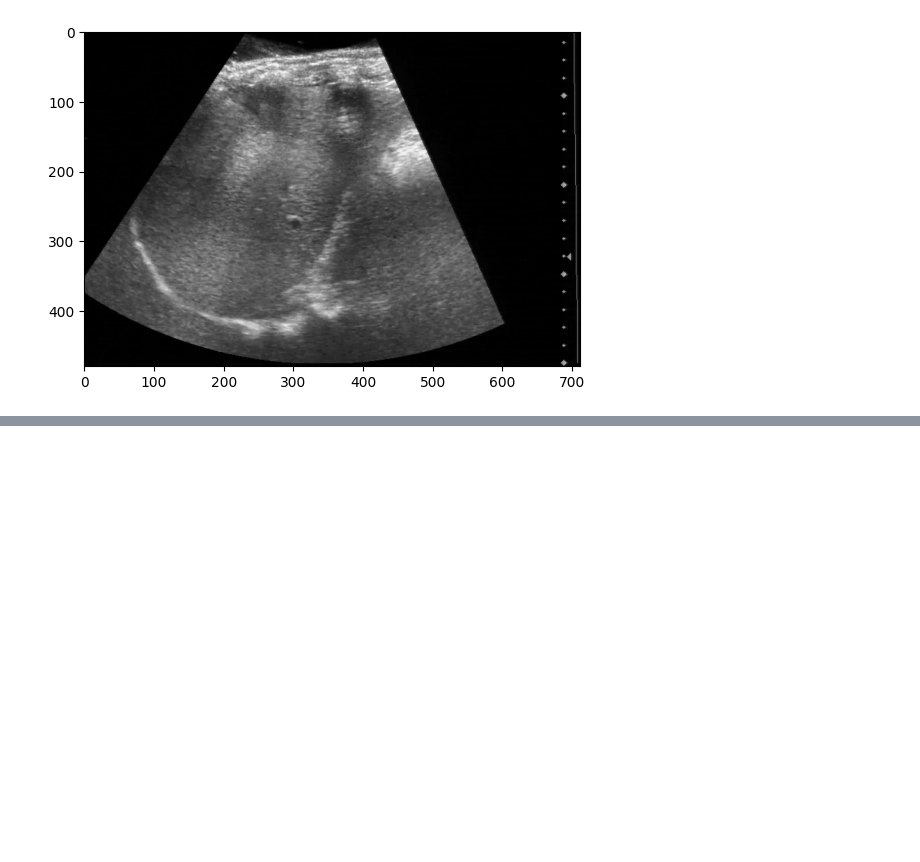
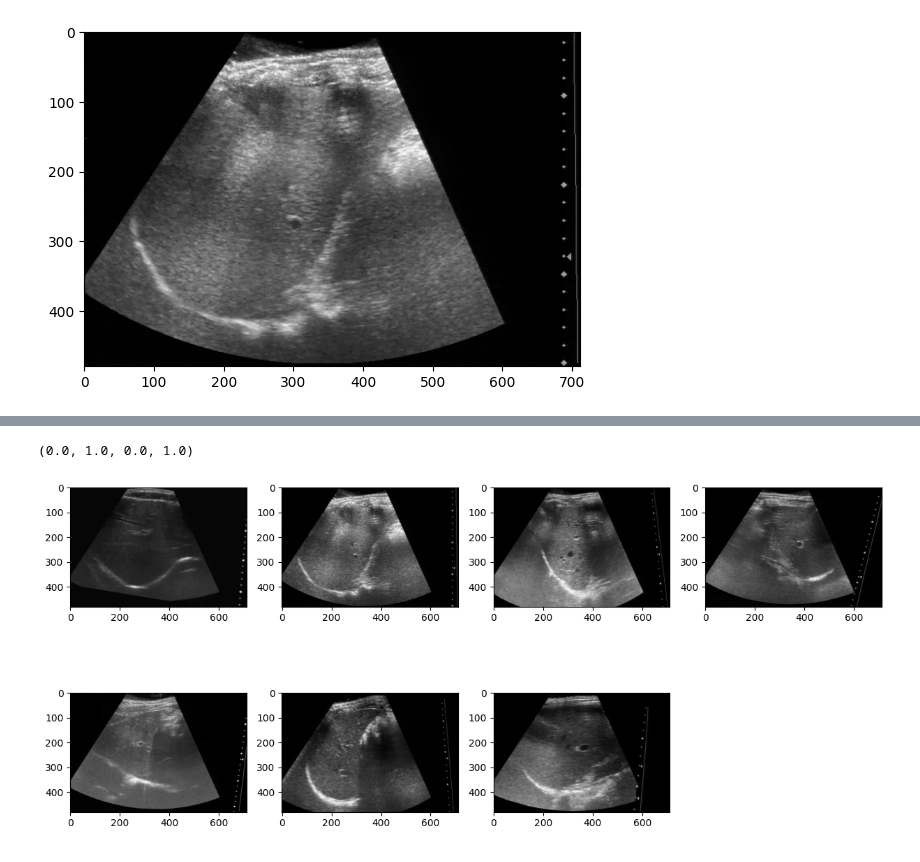
Before and after one commit to markusOlsen1/ModelBasedProject, a Jupyter notebook: main.ipynb, the cells around one changed output, grey strips where cells are left out. Saved outputs shown, nothing was run; the diff lists cells and outputs as text; code cells hidden in the pictures; blank space fills up the shorter version.

```diff
--- a/main.ipynb
+++ b/main.ipynb
@@ -111,0 +102,32 @@ ptsArray = np.array(ptsList)
+# %%
+# We agree on a reference video which all other videos are transformed to, video 2, i.e. video index 1
+refIdx=1
+_ , refRows, refCols = videosList[refIdx].shape
+refPts = ptsArray[refIdx]
+
+videosTransList = []
+
+for videoIdx,video in enumerate(videosList):
+    if videoIdx!=refIdx:
+        transPts = ptsArray[videoIdx]
+        M = cv2.getPerspectiveTransform(transPts, refPts)
+
+        framesTransList = []
+        for frameIdx,frame in enumerate(video):
+            frameTrans = cv2.warpPerspective(frame, M, (refCols, refRows))
+            framesTransList.append(frameTrans)
+
+        videosTransList.append(np.array(framesTransList))
+    else:
+        # Append reference frame video without affine transformation
+        videosTransList.append(video)
+# %%
+# Plot first frames of all transformed videos
+fig, ax = plt.subplots(2,4,figsize=(15,7))
+ax=ax.ravel()
+for idx,vid in enumerate(videosTransList):
+    ax[idx].imshow(vid[0],cmap='gray')
+ax[-1].axis('off')
+# %% [output]
+(0.0, 1.0, 0.0, 1.0)
+[figure, added]
```
Also changed, not shown: parts of 17 cells of this notebook, 1 other file.
